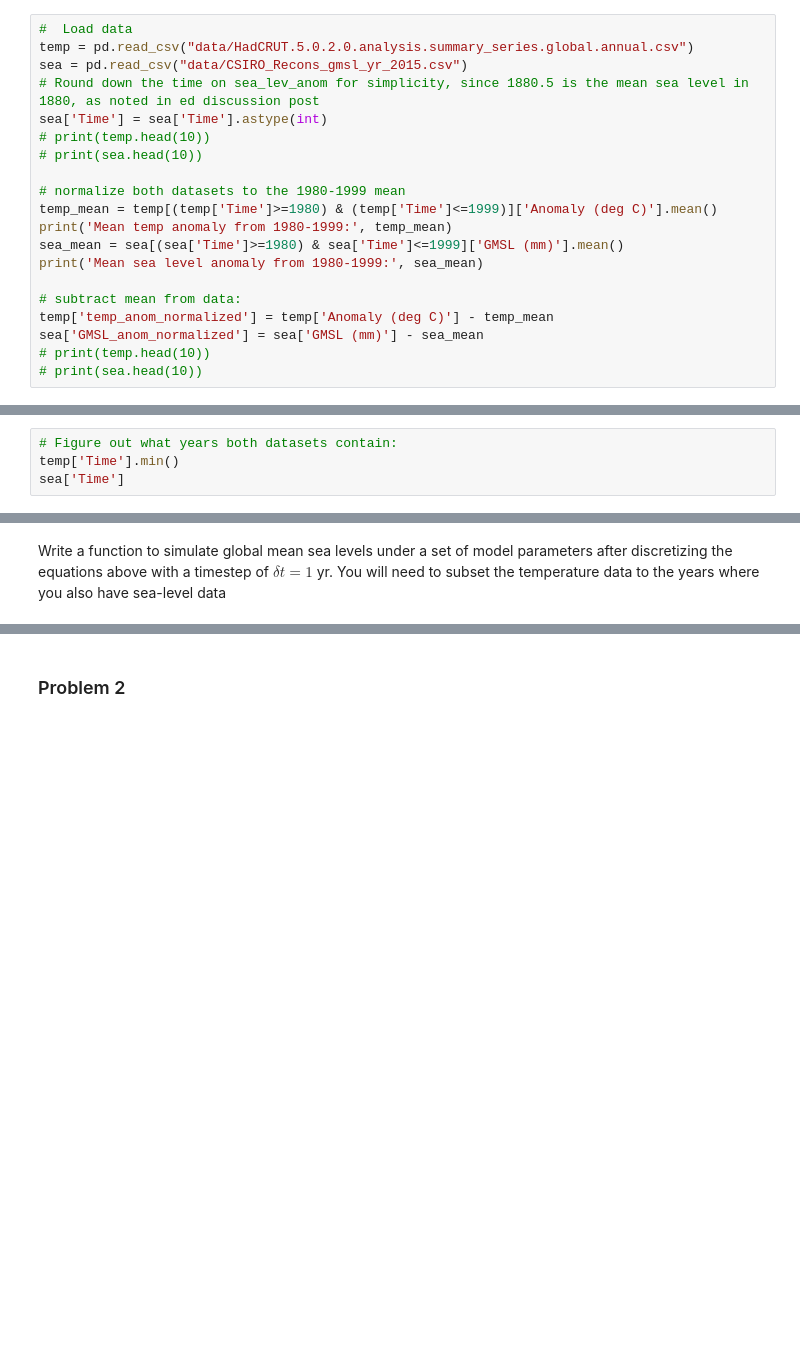
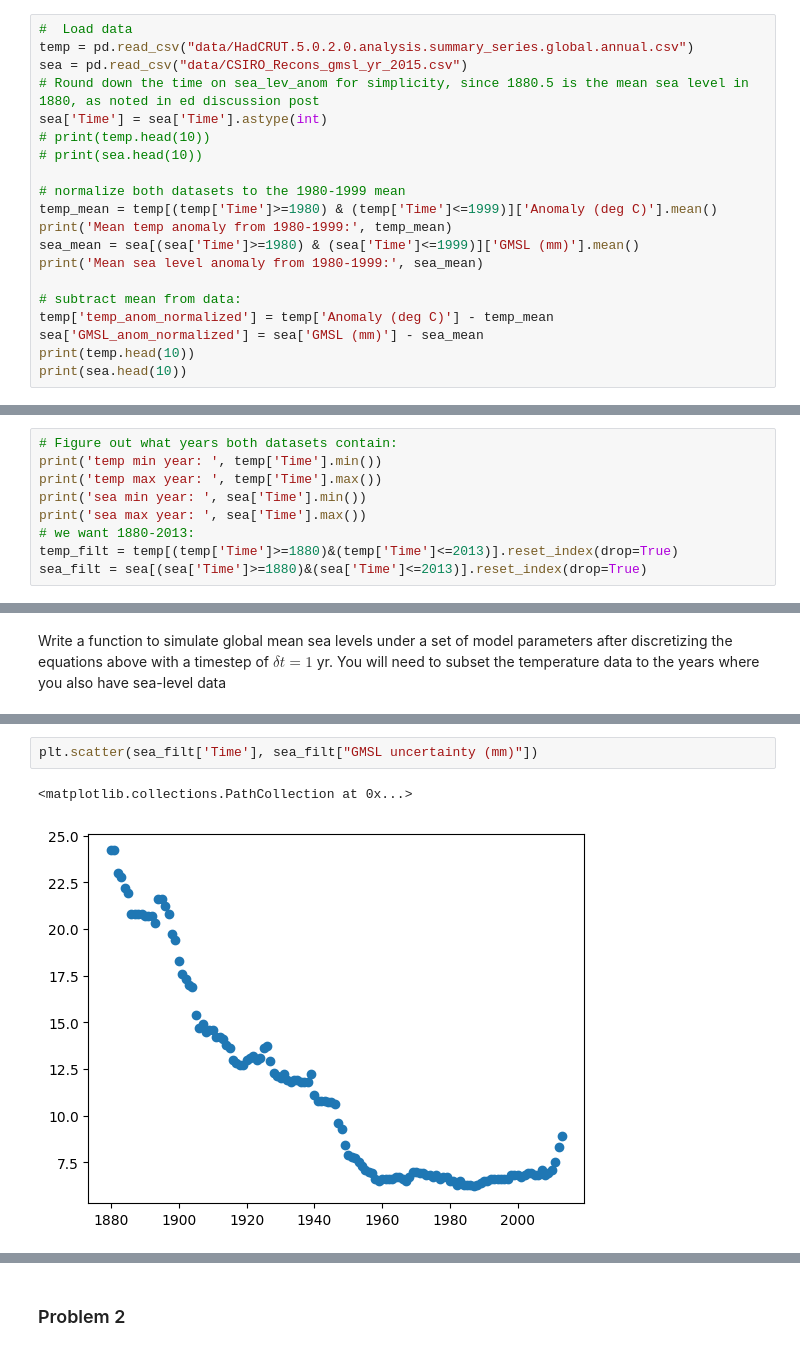
Before and after one commit to BEE4850-SP25/hw02-mcallen14, a Jupyter notebook: hw02.ipynb, the cells around one changed output, grey strips where cells are left out. Drawn from its saved outputs; the diff is of its cells as text; blank space fills up the shorter version.

```diff
--- a/hw02.ipynb
+++ b/hw02.ipynb
@@ -142,13 +142,13 @@ sea['Time'] = sea['Time'].astype(int)
 # normalize both datasets to the 1980-1999 mean
 temp_mean = temp[(temp['Time']>=1980) & (temp['Time']<=1999)]['Anomaly (deg C)'].mean()
 print('Mean temp anomaly from 1980-1999:', temp_mean)
-sea_mean = sea[(sea['Time']>=1980) & sea['Time']<=1999]['GMSL (mm)'].mean()
+sea_mean = sea[(sea['Time']>=1980) & (sea['Time']<=1999)]['GMSL (mm)'].mean()
 print('Mean sea level anomaly from 1980-1999:', sea_mean)
 
 # subtract mean from data:
 temp['temp_anom_normalized'] = temp['Anomaly (deg C)'] - temp_mean
 sea['GMSL_anom_normalized'] = sea['GMSL (mm)'] - sea_mean
-# print(temp.head(10))
-# print(sea.head(10))
+print(temp.head(10))
+print(sea.head(10))
 # %% [output]
 Mean temp anomaly from 1980-1999: 0.24016621270000002
@@ -156,5 +171,10 @@ Mean sea level anomaly from 1980-1999: -66.0813432835821
 # %%
 # Figure out what years both datasets contain:
-temp['Time'].min()
-sea['Time']
+print('temp min year: ', temp['Time'].min())
+print('temp max year: ', temp['Time'].max())
+print('sea min year: ', sea['Time'].min())
+print('sea max year: ', sea['Time'].max())
+# we want 1880-2013:
+temp_filt = temp[(temp['Time']>=1880)&(temp['Time']<=2013)].reset_index(drop=True)
+sea_filt = sea[(sea['Time']>=1880)&(sea['Time']<=2013)].reset_index(drop=True)
 # %% [output]
@@ -180,0 +310,5 @@ Write a function to simulate global mean sea levels under a set of
+# %%
+plt.scatter(sea_filt['Time'], sea_filt["GMSL uncertainty (mm)"])
+# %% [output]
+<matplotlib.collections.PathCollection at 0x...>
+[figure, added]
```
Also changed, not shown: parts of 85 cells of this notebook.
